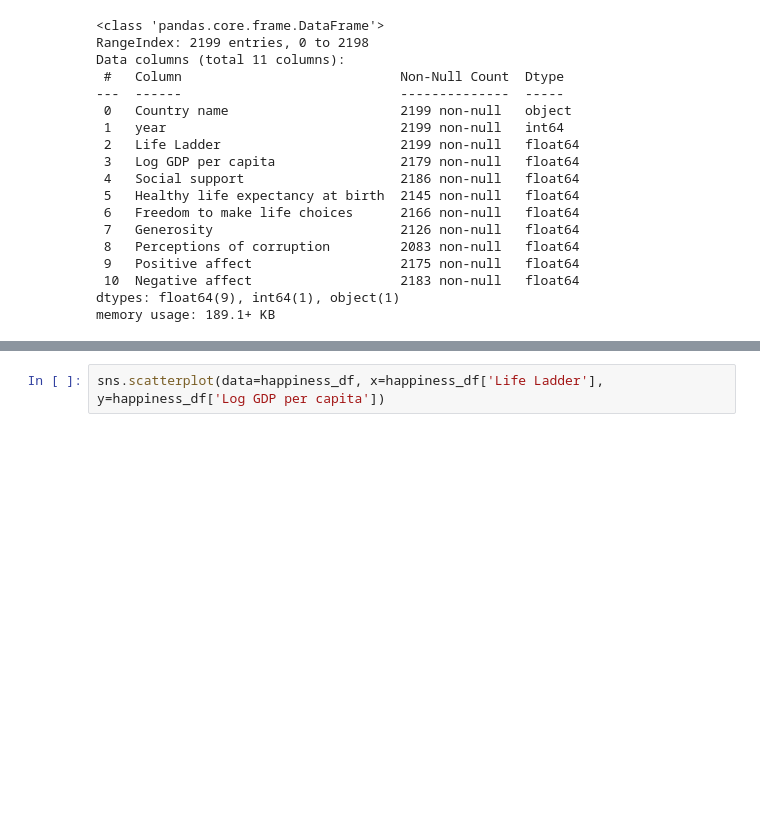
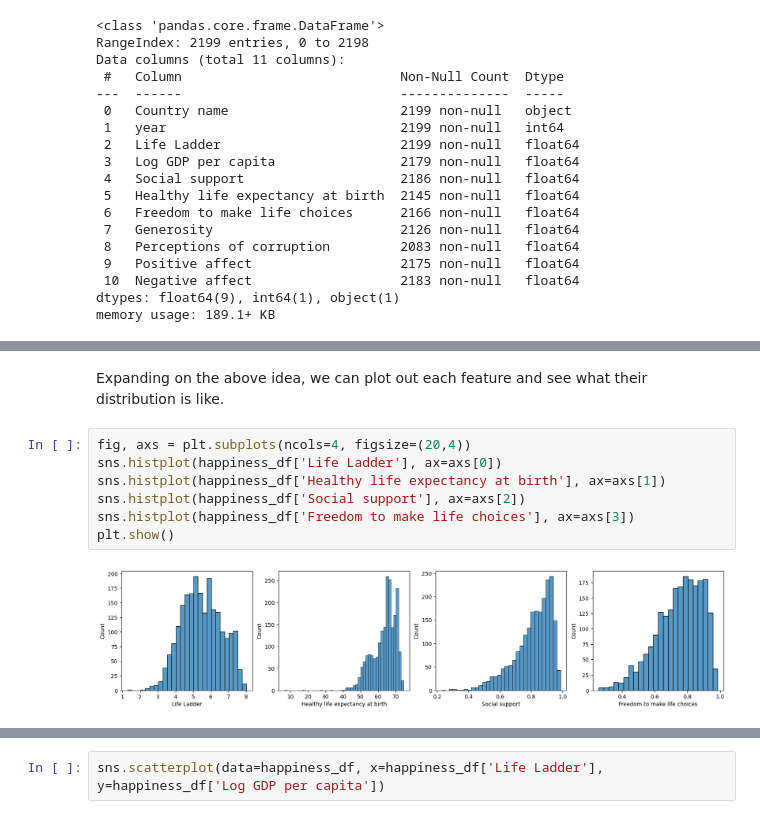
Before and after one commit to USFCA-CS663-Spring2024/happiness-lawrenceslng, a Jupyter notebook: Happiness - Assignment 1 - CS 663 (Machine Learning).ipynb, the cells around one changed output, grey strips where cells are left out. Saved outputs shown, nothing was run; the diff lists cells and outputs as text; blank space fills up the shorter version.

```diff
--- a/Happiness - Assignment 1 - CS 663 (Machine Learning).ipynb
+++ b/Happiness - Assignment 1 - CS 663 (Machine Learning).ipynb
@@ -135 +147,12 @@ sns.displot(happiness_df['year'], bins=18)
+# %% [markdown]
+Expanding on the above idea, we can plot out each feature and see what their distribution is like.
+# %%
+fig, axs = plt.subplots(ncols=4, figsize=(20,4))
+sns.histplot(happiness_df['Life Ladder'], ax=axs[0])
+sns.histplot(happiness_df['Healthy life expectancy at birth'], ax=axs[1])
+sns.histplot(happiness_df['Social support'], ax=axs[2])
+sns.histplot(happiness_df['Freedom to make life choices'], ax=axs[3])
+plt.show()
+# %% [output]
+[figure, added]
 # %%
```
Also changed, not shown: parts of 30 cells of this notebook.
